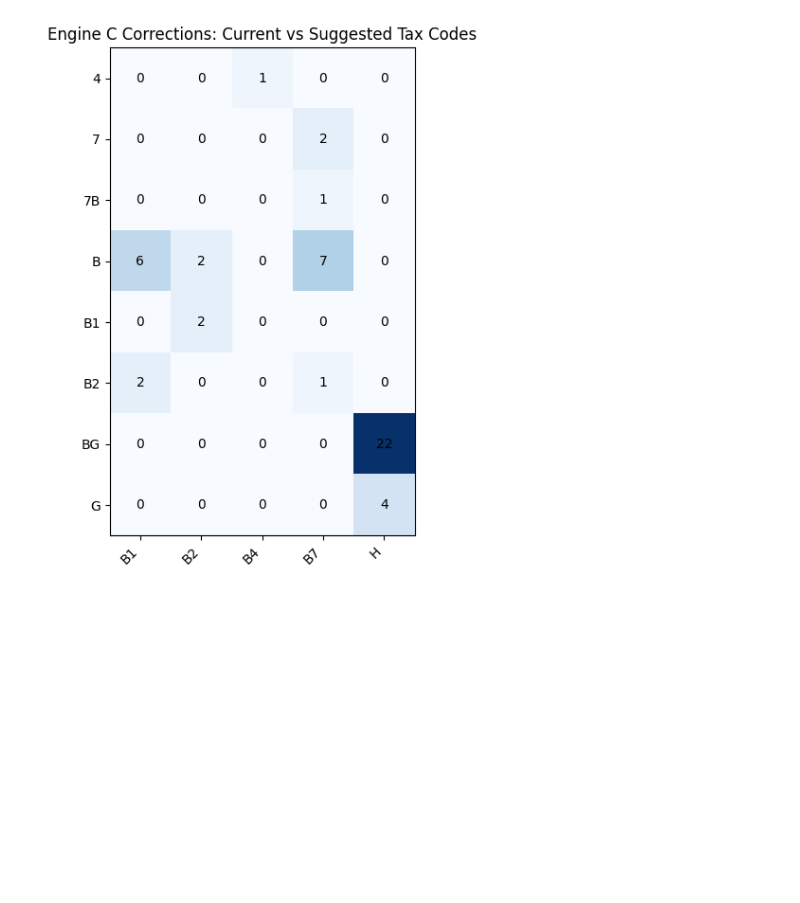
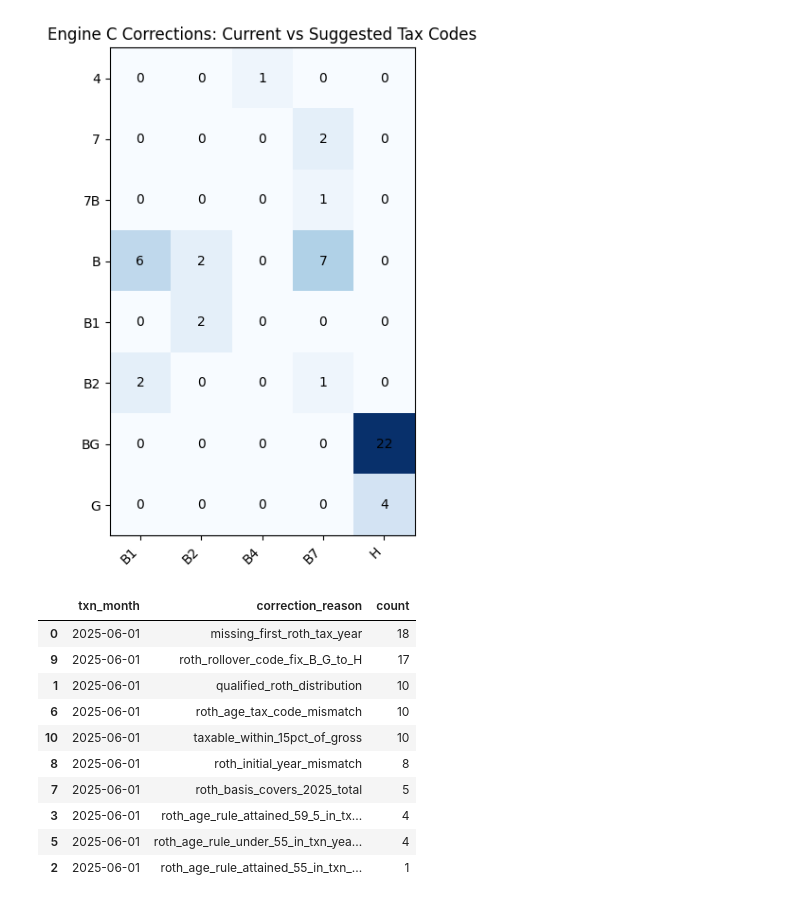
Before and after one commit to manuel-reyes-ml/1099_reconciliation_pipeline, a Jupyter notebook: notebooks/09_roth_taxable_visualization.ipynb, the cells around one changed output. Saved outputs shown, nothing was run; the diff lists cells and outputs as text; code cells hidden in the pictures; blank space fills up the shorter version.

```diff
--- a/notebooks/09_roth_taxable_visualization.ipynb
+++ b/notebooks/09_roth_taxable_visualization.ipynb
@@ -209,3 +211,20 @@ print("Saved:", output_path)
 # %% [output]
 Saved: /Users/manuelreyes/Desktop/dev/1099_reconciliation_pipeline/reports/figures/engine_c_tax_code_crosstab.png
 [figure]
+# %%
+# Cell 13 - Correction reason trends by month
+
+reason_trends = build_roth_correction_reason_trends(roth_matches)
+reason_trends.head(10)
+# %% [output]
+|  | txn_month | correction_reason | count |
+| 0 | 2025-06-01 | missing_first_roth_tax_year | 18 |
+| 9 | 2025-06-01 | roth_rollover_code_fix_B_G_to_H | 17 |
+| 1 | 2025-06-01 | qualified_roth_distribution | 10 |
+| 6 | 2025-06-01 | roth_age_tax_code_mismatch | 10 |
+| 10 | 2025-06-01 | taxable_within_15pct_of_gross | 10 |
+| 8 | 2025-06-01 | roth_initial_year_mismatch | 8 |
+| 7 | 2025-06-01 | roth_basis_covers_2025_total | 5 |
+| 3 | 2025-06-01 | roth_age_rule_attained_59_5_in_tx... | 4 |
+| 5 | 2025-06-01 | roth_age_rule_under_55_in_txn_yea... | 4 |
+| 2 | 2025-06-01 | roth_age_rule_attained_55_in_txn_... | 1 |
```
Also changed, not shown: parts of 2 cells of this notebook, 1 other file.
